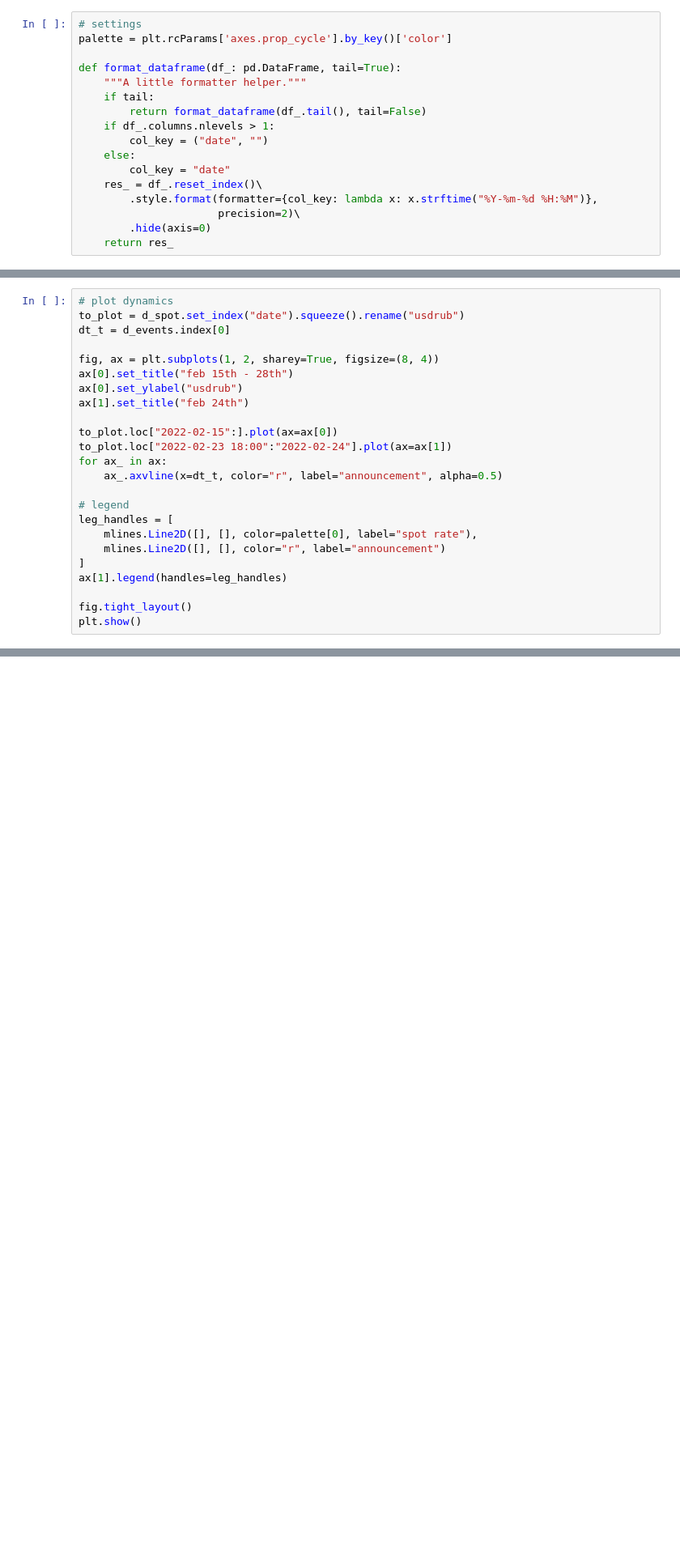
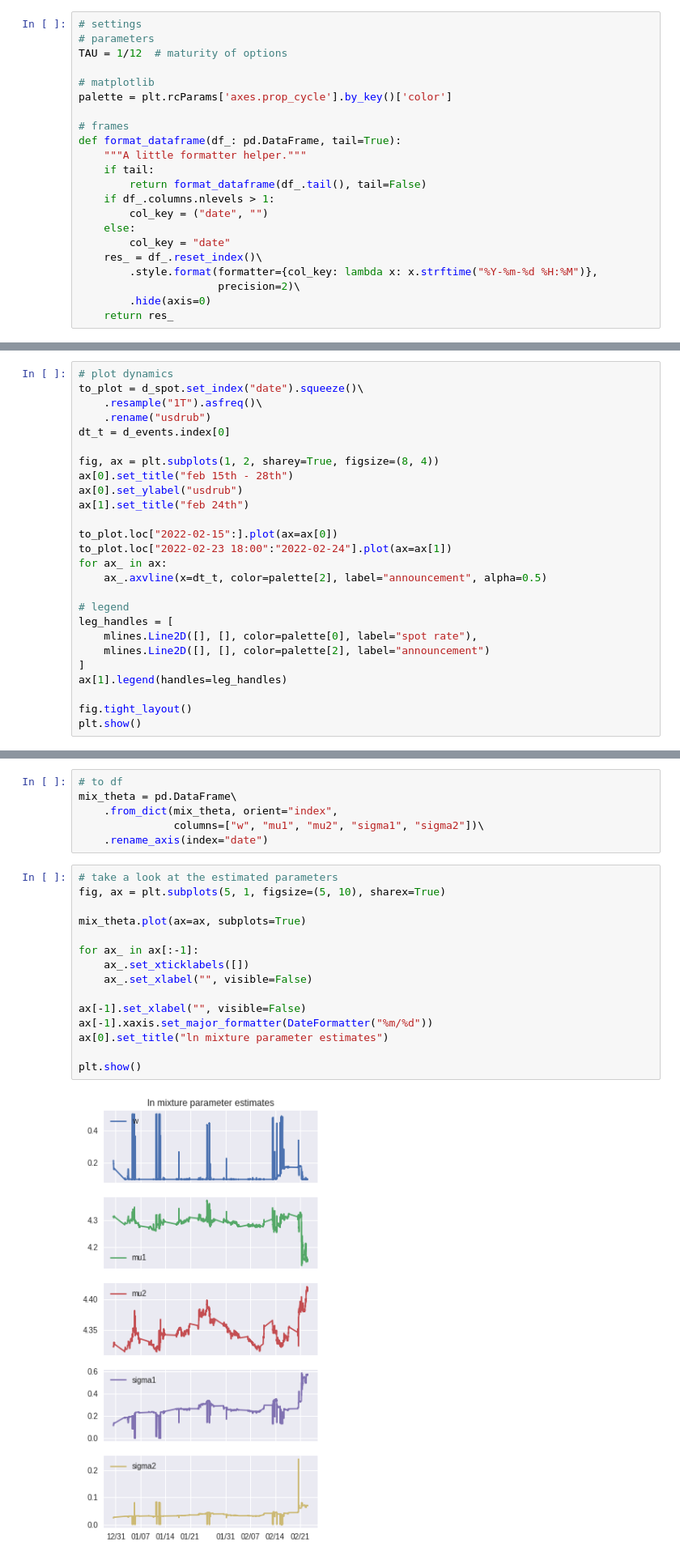
Before and after one commit to ipozdeev/fx-options-ukraine-war, a Jupyter notebook: walkthrough.ipynb, the cells around one changed output, grey strips where cells are left out. Shown at 81% size. Saved outputs shown, nothing was run; the diff lists cells and outputs as text; blank space fills up the shorter version.

```diff
--- a/walkthrough.ipynb
+++ b/walkthrough.ipynb
@@ -7,7 +24,12 @@ from src.datafeed_ import *
 # %%
 # settings
+# parameters
+TAU = 1/12  # maturity of options
+
+# matplotlib
 palette = plt.rcParams['axes.prop_cycle'].by_key()['color']
 
+# frames
 def format_dataframe(df_: pd.DataFrame, tail=True):
     """A little formatter helper."""
     if tail:
@@ -50,7 +74,9 @@ format_dataframe(d_events, tail=False)
 | 2022-02-11 11:34 | blinken warns russia can attack d... |
 # %%
 # plot dynamics
-to_plot = d_spot.set_index("date").squeeze().rename("usdrub")
+to_plot = d_spot.set_index("date").squeeze()\
+    .resample("1T").asfreq()\
+    .rename("usdrub")
 dt_t = d_events.index[0]
 
 fig, ax = plt.subplots(1, 2, sharey=True, figsize=(8, 4))
@@ -61,12 +87,12 @@ ax[1].set_title("feb 24th")
 to_plot.loc["2022-02-15":].plot(ax=ax[0])
 to_plot.loc["2022-02-23 18:00":"2022-02-24"].plot(ax=ax[1])
 for ax_ in ax:
-    ax_.axvline(x=dt_t, color="r", label="announcement", alpha=0.5)
+    ax_.axvline(x=dt_t, color=palette[2], label="announcement", alpha=0.5)
 
 # legend
 leg_handles = [
     mlines.Line2D([], [], color=palette[0], label="spot rate"),
-    mlines.Line2D([], [], color="r", label="announcement")
+    mlines.Line2D([], [], color=palette[2], label="announcement")
 ]
 ax[1].legend(handles=leg_handles)
 
@@ -76,0 +204,23 @@ plt.show()
+# %%
+# to df
+mix_theta = pd.DataFrame\
+    .from_dict(mix_theta, orient="index",
+               columns=["w", "mu1", "mu2", "sigma1", "sigma2"])\
+    .rename_axis(index="date")
+# %%
+# take a look at the estimated parameters
+fig, ax = plt.subplots(5, 1, figsize=(5, 10), sharex=True)
+
+mix_theta.plot(ax=ax, subplots=True)
+
+for ax_ in ax[:-1]:
+    ax_.set_xticklabels([])
+    ax_.set_xlabel("", visible=False)
+
+ax[-1].set_xlabel("", visible=False)
+ax[-1].xaxis.set_major_formatter(DateFormatter("%m/%d"))
+ax[0].set_title("ln mixture parameter estimates")
+
+plt.show()
+# %% [output]
+[figure, added]
```
Also changed, not shown: parts of 21 cells of this notebook.
